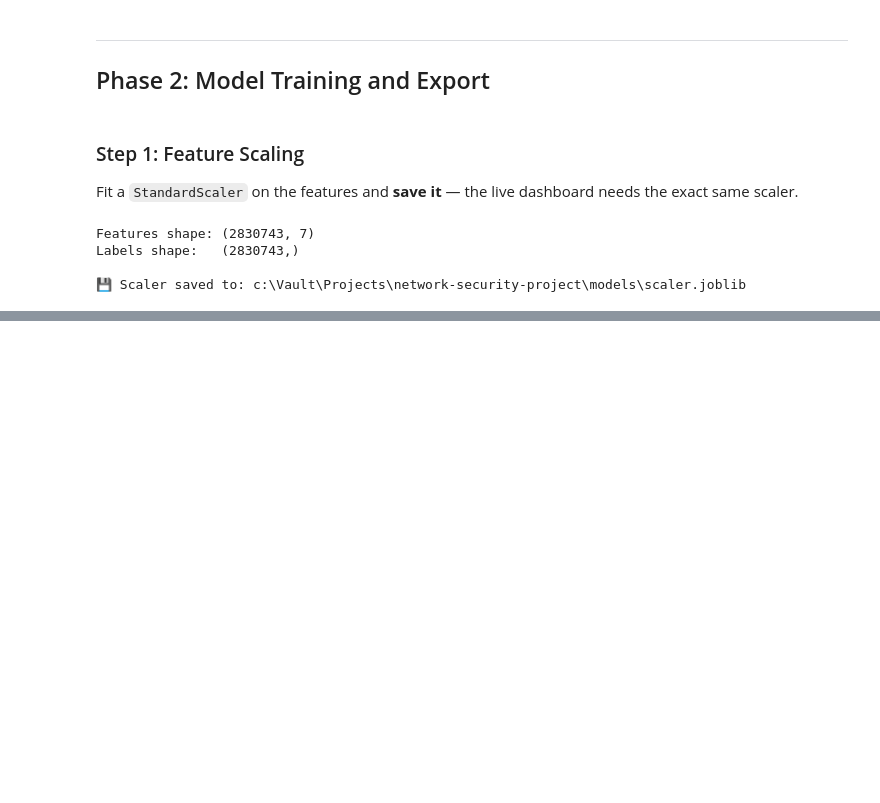
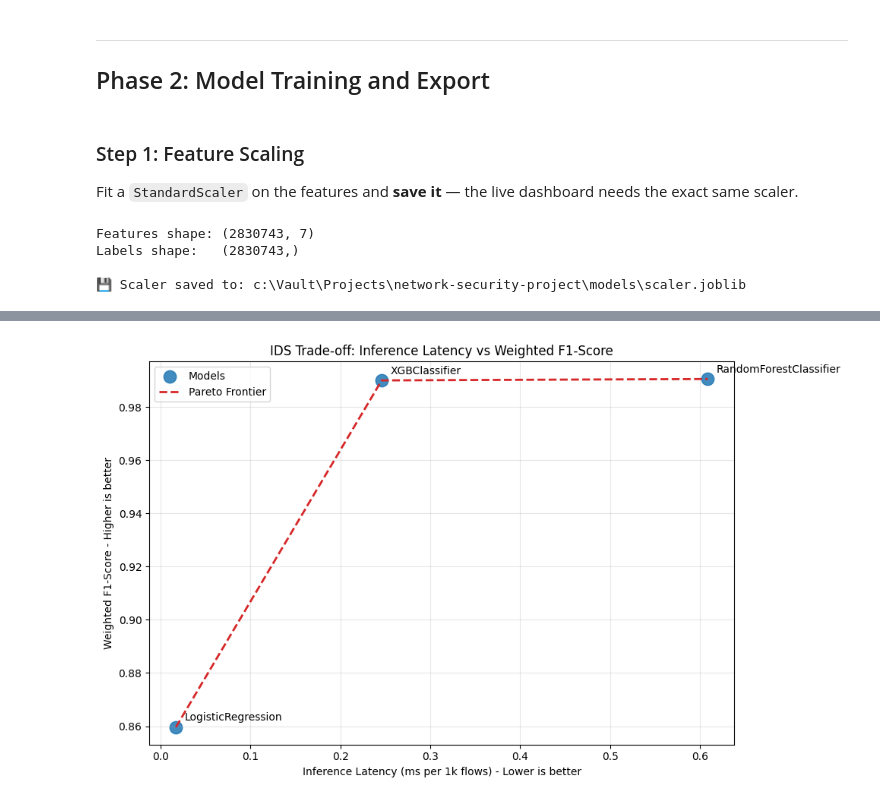
Before and after one commit to RoshanDavis/network-security-project, a Jupyter notebook: notebooks/ids_training_pipeline.ipynb, the cells around one changed output, grey strips where cells are left out. Cells and saved outputs as stored; diff of their text form; code cells hidden in the pictures; blank space fills up the shorter version.

```diff
--- a/notebooks/ids_training_pipeline.ipynb
+++ b/notebooks/ids_training_pipeline.ipynb
@@ -258,18 +244,0 @@ Print the **F1-score** (weighted) and **Confusion Matrix**.
-# %%
-y_pred = model.predict(X_test)
-
-f1 = f1_score(y_test, y_pred, average='weighted')
-cm = confusion_matrix(y_test, y_pred)
-
-print("=" * 50)
-print(f"  Weighted F1-Score: {f1:.4f}")
-print("=" * 50)
-
-print(f"\nConfusion Matrix:")
-print(f"                 Predicted")
-print(f"                 Benign  Attack")
-print(f"  Actual Benign  {cm[0][0]:>7,}  {cm[0][1]:>6,}")
-print(f"  Actual Attack  {cm[1][0]:>7,}  {cm[1][1]:>6,}")
-
-print(f"\n📋 Full Classification Report:")
-print(classification_report(y_test, y_pred, target_names=['Benign', 'Attack']))
@@ -298,0 +341,67 @@ weighted avg       0.99      0.99      0.99    566149
+# %%
+results_df = pd.DataFrame(results_records)
+results_df = results_df.sort_values('Weighted F1-Score', ascending=False).reset_index(drop=True)
+
+print("=" * 90)
+print("Model Performance Summary (sorted by Weighted F1-Score)")
+print("=" * 90)
+print(results_df.to_string(index=False, float_format=lambda v: f"{v:.4f}"))
+
+lat_col = 'Inference Latency (ms per 1k flows)'
+f1_col = 'Weighted F1-Score'
+
+sorted_by_latency = results_df.sort_values(lat_col).reset_index(drop=True)
+pareto_points = []
+best_f1_so_far = -np.inf
+
+for _, row in sorted_by_latency.iterrows():
+    if row[f1_col] > best_f1_so_far:
+        pareto_points.append({
+            'Model': row['Model'],
+            lat_col: row[lat_col],
+            f1_col: row[f1_col],
+        })
+        best_f1_so_far = row[f1_col]
+
+pareto_df = pd.DataFrame(pareto_points)
+
+plt.figure(figsize=(10, 6))
+plt.scatter(
+    results_df[lat_col],
+    results_df[f1_col],
+    s=140,
+    alpha=0.85,
+    color='tab:blue',
+    label='Models'
+ )
+
+for _, row in results_df.iterrows():
+    plt.annotate(
+        row['Model'],
+        (row[lat_col], row[f1_col]),
+        textcoords='offset points',
+        xytext=(8, 6),
+        ha='left'
+    )
+
+if len(pareto_df) >= 2:
+    plt.plot(
+        pareto_df[lat_col],
+        pareto_df[f1_col],
+        linestyle='--',
+        linewidth=2,
+        color='tab:red',
+        label='Pareto Frontier'
+    )
+
+plt.title('IDS Trade-off: Inference Latency vs Weighted F1-Score')
+plt.xlabel('Inference Latency (ms per 1k flows) - Lower is better')
+plt.ylabel('Weighted F1-Score - Higher is better')
+plt.grid(alpha=0.3)
+plt.legend()
+plt.tight_layout()
+plt.show()
+
+best_model_name = results_df.loc[0, 'Model']
+print(f"\n🏆 Top model by Weighted F1-Score: {best_model_name}")
+# %% [output]
@@ -298,0 +415 @@ weighted avg       0.99      0.99      0.99    566149
+[figure, added]
```
Also changed, not shown: parts of 13 cells of this notebook, 2 other files.
